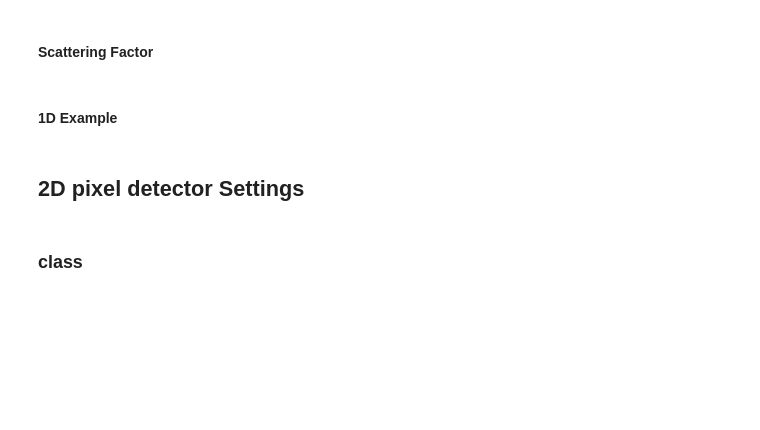
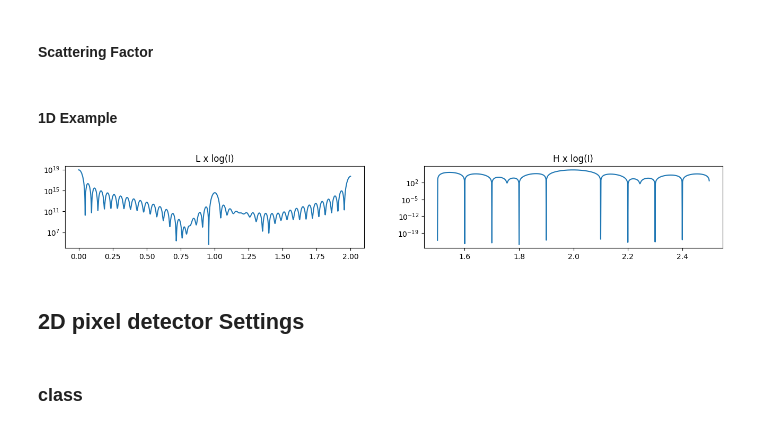
Before and after one commit to SeongSihun/XRD-Analysis, a Jupyter notebook: CTR_Analysis.ipynb, the cells around one changed output. Saved outputs shown, nothing was run; the diff lists cells and outputs as text; code cells hidden in the pictures; blank space fills up the shorter version.

```diff
--- a/CTR_Analysis.ipynb
+++ b/CTR_Analysis.ipynb
@@ -488,9 +496,9 @@ class Sample():
 # %%
-def aff(Z, hkl, bulk):
-    if (G:=norm(hkl / bulk.abc * norm(bulk.abc))) != 0:
-        return Z / (G**2)
-    else:
-        return 0
+def aff(Q, Z, R):
+  if norm(Q * R) != 0:
+    return 3 * Z / np.power(norm(Q * R), 2)
+  else:
+    return 0
 # %% [markdown]
 #### Structure factor
 # %%
@@ -576,43 +593,45 @@ def I(hkl, samples):
 # %%
 Sr, Ti, O = (38, 22, 8)
 Nd, Ni, _ = (60, 28, 0)
 _AREA = (10, 10)
 
 def LHPlot(hkl, samples):
   Sample.sample_ordering(samples)
   #
   plt.figure(figsize=(16, 2))
   plt.subplot(1, 2, 1)
   H, K = hkl[:2]
   L = 1 + np.arange(-1, 1, .001)
   Y = []
   for l in L:
     Y.append(I(np.array([H,K,l]), samples))
-  plt.plot(L, np.abs(np.array(Y))**2)
-  plt.title("L x I")
+  plt.semilogy(L, np.abs(np.array(Y))**2)
+  plt.title("L x log(I)")
   #
   plt.subplot(1, 2, 2)
   H = 2 + np.arange(-.5, .5, .001)
   K, L = hkl[1:]
   Y = []
   for h in H:
     Y.append(I(np.array([h,K,L]), samples))
-  plt.plot(H, Y)
-  plt.title("H x I")
-# LHPlot(np.array([2, 0, 1]),[
-#         Sample(
-#           structure = Sample.perovskite(A=Sr, B=Ti, O=O),
-#           abc = np.array([3.905, 3.905, 3.905]) * 1E-10,
-#           NaNbNc = (*_AREA, 100),
-#           nhkl= np.array([0, 0, 1])
-#         ),
-#         Sample(
-#           structure = Sample.perovskite(Nd,Ni,O),
-#           abc = (3.905e-10, 3.905e-10, 3.6178792199829174e-10),
-#           NaNbNc = (*_AREA, 10),
-#           nhkl= np.array([0, 0, 1])
-#         )
-#   ])
+  plt.semilogy(H, Y)
+  plt.title("H x log(I)")
+LHPlot(np.array([2, 0, 1]),[
+        Sample(
+          structure = Sample.perovskite(A=Sr, B=Ti, O=O),
+          abc = np.array([3.905, 3.905, 3.905]) * 1E-10,
+          NaNbNc = (*_AREA, 20),
+          nhkl= np.array([0, 0, 1])
+        ),
+        Sample(
+          structure = Sample.perovskite(Nd,Ni,O),
+          abc = (3.905e-10, 3.905e-10, 3.6178792199829174e-10),
+          NaNbNc = (*_AREA, 1),
+          nhkl= np.array([0, 0, 1])
+        )
+  ])
+# %% [output]
+[figure, added]
 # %% [markdown]
 ## **2D** pixel detector Settings
 # %% [markdown]
```
Also changed, not shown: parts of 14 cells of this notebook.
